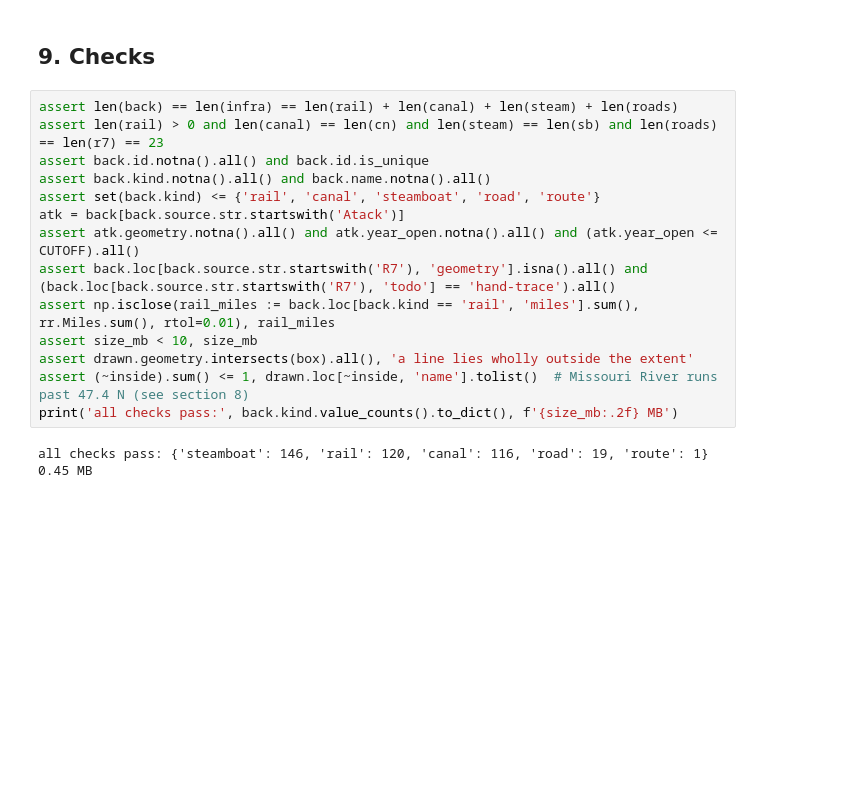
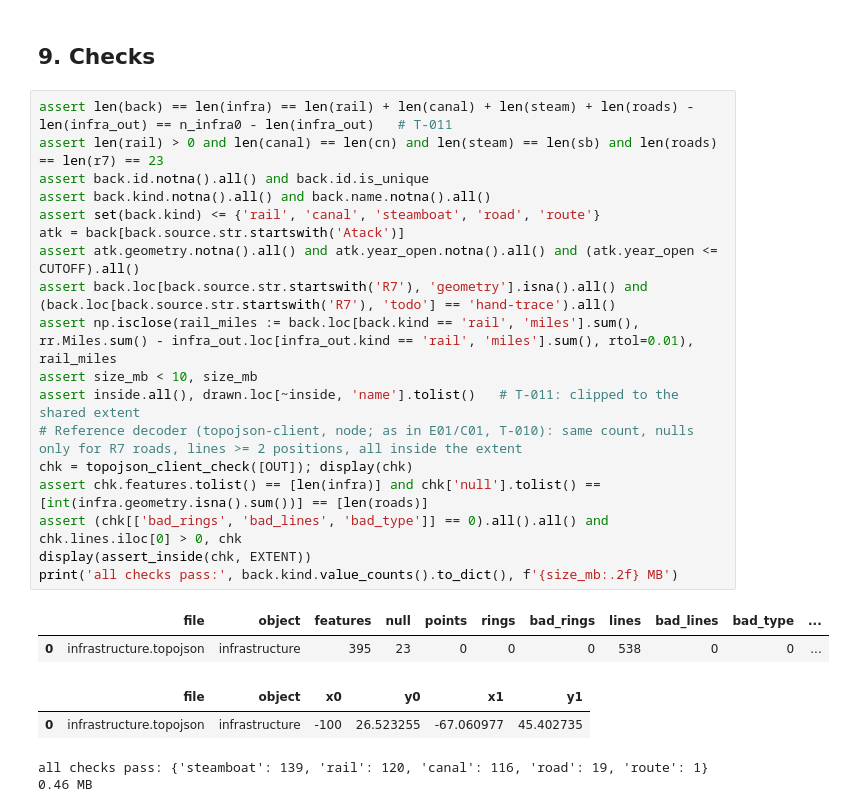
Before and after one commit to larawashington-PGDV5200/revolutionary-xroads, a Jupyter notebook: rx-pipeline/notebooks/D01_infrastructure.ipynb, the cells around one changed output. Drawn from its saved outputs; the diff is of its cells as text; blank space fills up the shorter version.

```diff
--- a/rx-pipeline/notebooks/D01_infrastructure.ipynb
+++ b/rx-pipeline/notebooks/D01_infrastructure.ipynb
@@ -313,18 +388,26 @@ west of -100:                  id       kind                                name
 # %% [markdown]
 ## 9. Checks
 # %%
-assert len(back) == len(infra) == len(rail) + len(canal) + len(steam) + len(roads)
+assert len(back) == len(infra) == len(rail) + len(canal) + len(steam) + len(roads) - len(infra_out) == n_infra0 - len(infra_out)   # T-011
 assert len(rail) > 0 and len(canal) == len(cn) and len(steam) == len(sb) and len(roads) == len(r7) == 23
 assert back.id.notna().all() and back.id.is_unique
 assert back.kind.notna().all() and back.name.notna().all()
 assert set(back.kind) <= {'rail', 'canal', 'steamboat', 'road', 'route'}
 atk = back[back.source.str.startswith('Atack')]
 assert atk.geometry.notna().all() and atk.year_open.notna().all() and (atk.year_open <= CUTOFF).all()
 assert back.loc[back.source.str.startswith('R7'), 'geometry'].isna().all() and (back.loc[back.source.str.startswith('R7'), 'todo'] == 'hand-trace').all()
-assert np.isclose(rail_miles := back.loc[back.kind == 'rail', 'miles'].sum(), rr.Miles.sum(), rtol=0.01), rail_miles
+assert np.isclose(rail_miles := back.loc[back.kind == 'rail', 'miles'].sum(), rr.Miles.sum() - infra_out.loc[infra_out.kind == 'rail', 'miles'].sum(), rtol=0.01), rail_miles
 assert size_mb < 10, size_mb
-assert drawn.geometry.intersects(box).all(), 'a line lies wholly outside the extent'
-assert (~inside).sum() <= 1, drawn.loc[~inside, 'name'].tolist()  # Missouri River runs past 47.4 N (see section 8)
+assert inside.all(), drawn.loc[~inside, 'name'].tolist()   # T-011: clipped to the shared extent
+# Reference decoder (topojson-client, node; as in E01/C01, T-010): same count, nulls only for R7 roads, lines >= 2 positions, all inside the extent
+chk = topojson_client_check([OUT]); display(chk)
+assert chk.features.tolist() == [len(infra)] and chk['null'].tolist() == [int(infra.geometry.isna().sum())] == [len(roads)]
+assert (chk[['bad_rings', 'bad_lines', 'bad_type']] == 0).all().all() and chk.lines.iloc[0] > 0, chk
+display(assert_inside(chk, EXTENT))
 print('all checks pass:', back.kind.value_counts().to_dict(), f'{size_mb:.2f} MB')
 # %% [output]
+|  | file | object | features | null | points | rings | bad_rings | lines | bad_lines | bad_type | ... |
+| 0 | infrastructure.topojson | infrastructure | 395 | 23 | 0 | 0 | 0 | 538 | 0 | 0 | ... |
+|  | file | object | x0 | y0 | x1 | y1 |
+| 0 | infrastructure.topojson | infrastructure | -100 | 26.523255 | -67.060977 | 45.402735 |
-all checks pass: {'steamboat': 146, 'rail': 120, 'canal': 116, 'road': 19, 'route': 1} 0.45 MB
+all checks pass: {'steamboat': 139, 'rail': 120, 'canal': 116, 'road': 19, 'route': 1} 0.46 MB
```
Also changed, not shown: parts of 9 cells of this notebook, 9 other files.
